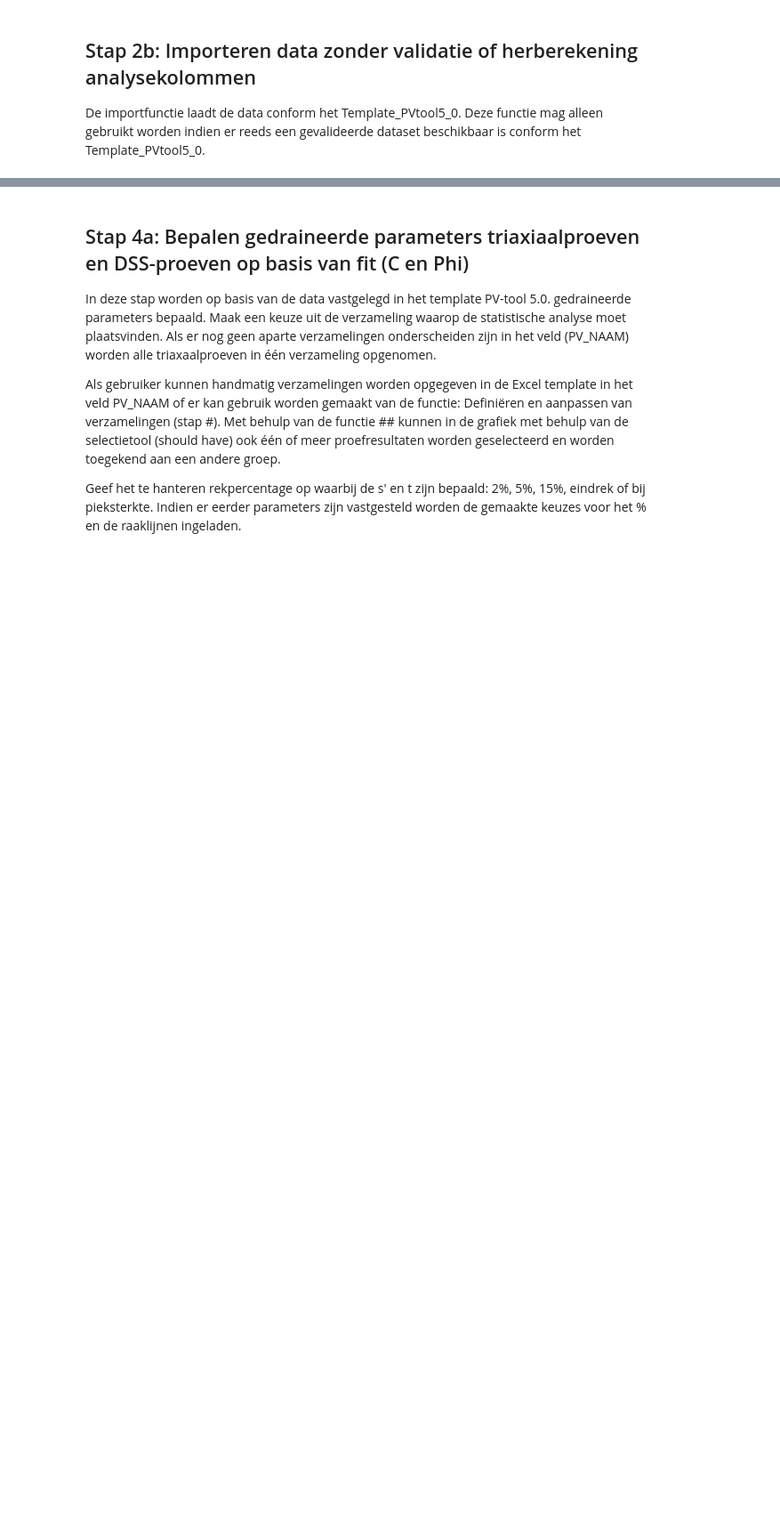
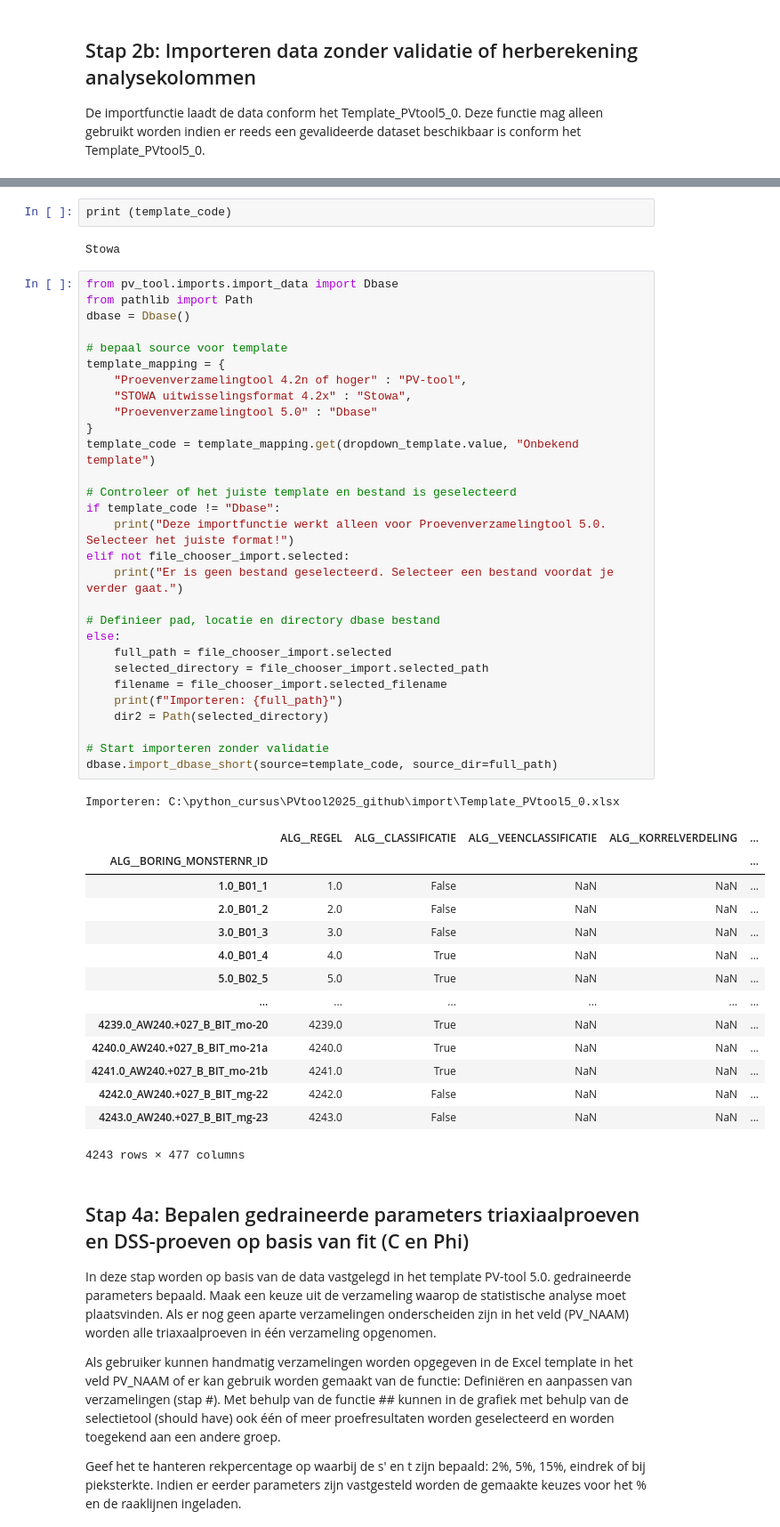
Before and after one commit to kkpdata/PV-tool, a Jupyter notebook: PV_tool0.4.ipynb, the cells around one changed output, grey strips where cells are left out. Shown at 89% size. Cells and saved outputs as stored; diff of their text form; blank space fills up the shorter version.

```diff
--- a/PV_tool0.4.ipynb
+++ b/PV_tool0.4.ipynb
@@ -222,3 +189,52 @@ Importeren: C:\python_cursus\PVtool2025_github\import\Template_PVtool5_0.xlsx
+# %%
+print (template_code)
+# %% [output]
+Stowa
+# %%
+from pv_tool.imports.import_data import Dbase
+from pathlib import Path
+dbase = Dbase()
+
+# bepaal source voor template
+template_mapping = {
+    "Proevenverzamelingtool 4.2n of hoger" : "PV-tool",
+    "STOWA uitwisselingsformat 4.2x" : "Stowa",
+    "Proevenverzamelingtool 5.0" : "Dbase"
+}
+template_code = template_mapping.get(dropdown_template.value, "Onbekend template")
+
+# Controleer of het juiste template en bestand is geselecteerd
+if template_code != "Dbase":
+    print("Deze importfunctie werkt alleen voor Proevenverzamelingtool 5.0. Selecteer het juiste format!")
+elif not file_chooser_import.selected:
+    print("Er is geen bestand geselecteerd. Selecteer een bestand voordat je verder gaat.")
+
+# Definieer pad, locatie en directory dbase bestand
+else:
+    full_path = file_chooser_import.selected
+    selected_directory = file_chooser_import.selected_path
+    filename = file_chooser_import.selected_filename
+    print(f"Importeren: {full_path}")
+    dir2 = Path(selected_directory)
+
+# Start importeren zonder validatie
+dbase.import_dbase_short(source=template_code, source_dir=full_path)
+# %% [output]
+Importeren: C:\python_cursus\PVtool2025_github\import\Template_PVtool5_0.xlsx
+|  | ALG__REGEL | ALG__CLASSIFICATIE | ALG__VEENCLASSIFICATIE | ALG__KORRELVERDELING | ... |
+| ALG__BORING_MONSTERNR_ID |  |  |  |  | ... |
+| 1.0_B01_1 | 1.0 | False | NaN | NaN | ... |
+| 2.0_B01_2 | 2.0 | False | NaN | NaN | ... |
+| 3.0_B01_3 | 3.0 | False | NaN | NaN | ... |
+| 4.0_B01_4 | 4.0 | True | NaN | NaN | ... |
+| 5.0_B02_5 | 5.0 | True | NaN | NaN | ... |
+| ... | ... | ... | ... | ... | ... |
+| 4239.0_AW240.+027_B_BIT_mo-20 | 4239.0 | True | NaN | NaN | ... |
+| 4240.0_AW240.+027_B_BIT_mo-21a | 4240.0 | True | NaN | NaN | ... |
+| 4241.0_AW240.+027_B_BIT_mo-21b | 4241.0 | True | NaN | NaN | ... |
+| 4242.0_AW240.+027_B_BIT_mg-22 | 4242.0 | False | NaN | NaN | ... |
+| 4243.0_AW240.+027_B_BIT_mg-23 | 4243.0 | False | NaN | NaN | ... |
+4243 rows × 477 columns
 # %% [markdown]
 ## Stap 4a: Bepalen gedraineerde parameters triaxiaalproeven en DSS-proeven op basis van fit (C en Phi)
 
```
Also changed, not shown: parts of 1 cell of this notebook, 1 other file.
